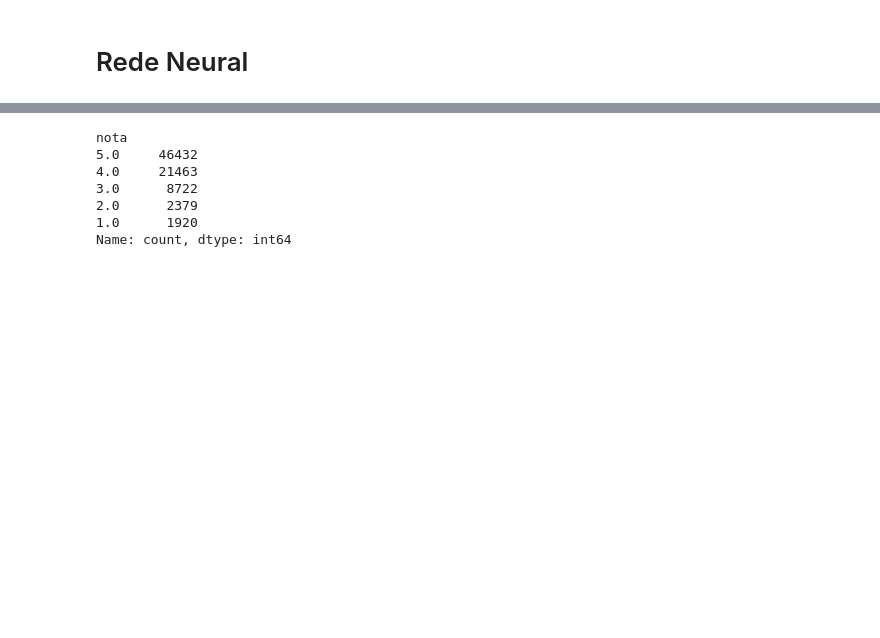
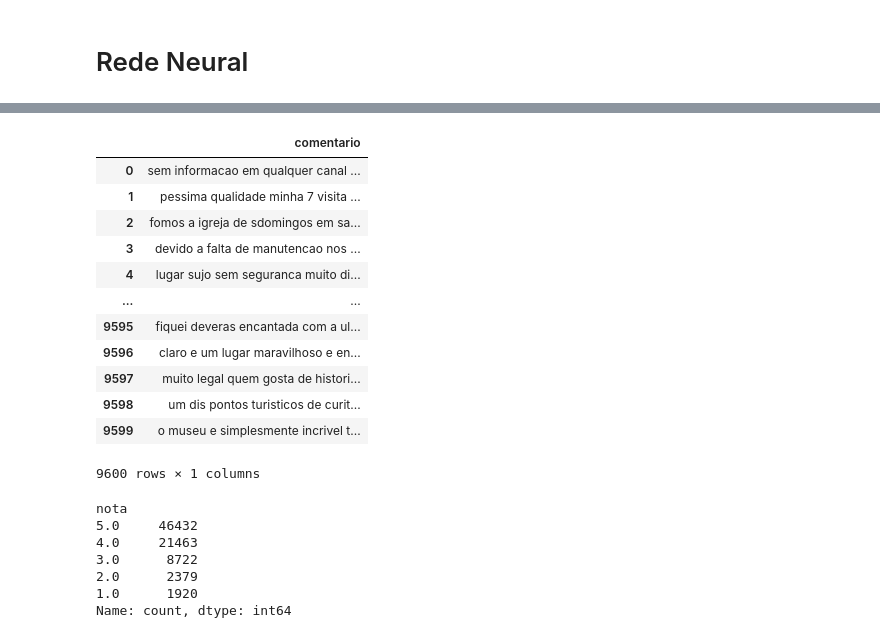
Before and after one commit to RodolfoPCruz/trip_advisor, a Jupyter notebook: trip_advisor.ipynb, the cells around one changed output, grey strips where cells are left out. Cells and saved outputs as stored; diff of their text form; code cells hidden in the pictures; blank space fills up the shorter version.

```diff
--- a/trip_advisor.ipynb
+++ b/trip_advisor.ipynb
@@ -771,11 +768,17 @@ w_0_1=np.random.normal(size=[num,n_neurons])
 w_1_2=np.random.normal(size=[n_neurons,n_outputs])
 # %%
 #Pipeline de pre_processamento
-def pontuacao_minusculas(dados, coluna='comentario'):
+def acentuacao_pontuacao_minusculas(dados, coluna='comentario'):
     '''
     Função que recebe os dataframe com coluna=coluna contendo os comentários sem nenhum pré-processamento
     A função retorna os comentários sem pontuação e com todas as letras minśusculas
     '''
-    dados[coluna]=dados[coluna].apply(lambda x:x.translate(str.maketrans('','',string.punctuation)))
-    dados[coluna]=dados[coluna].apply(lambda x:x.lower())
+    dados[coluna]=dados[coluna].apply(lambda x:x.translate(str.maketrans('','',string.punctuation))) #remover pontuação
+    dados[coluna]=dados[coluna].apply(lambda x:x.lower()) #letras todas minúsculas
+
+    #remover acentuação
+    dados[coluna]=dados[coluna].apply(lambda x:unicodedata.normalize("NFD",x))
+    dados[coluna]=dados[coluna].apply(lambda x:x.encode("ascii", "ignore"))
+    dados[coluna]=dados[coluna].apply(lambda x:x.decode("utf-8"))
+
     return dados
@@ -801,3 +807,19 @@ ModuleNotFoundError: No module named 'unicode'
+# %%
+teste_x
+# %% [output]
+|  | comentario |
+| 0 | sem informacao em qualquer canal ... |
+| 1 | pessima qualidade minha 7 visita ... |
+| 2 | fomos a igreja de sdomingos em sa... |
+| 3 | devido a falta de manutencao nos ... |
+| 4 | lugar sujo sem seguranca muito di... |
+| ... | ... |
+| 9595 | fiquei deveras encantada com a ul... |
+| 9596 | claro e um lugar maravilhoso e en... |
+| 9597 | muito legal quem gosta de histori... |
+| 9598 | um dis pontos turisticos de curit... |
+| 9599 | o museu e simplesmente incrivel t... |
+9600 rows × 1 columns
 # %%
 # %% [output]
 nota
```
Also changed, not shown: parts of 35 cells of this notebook.
